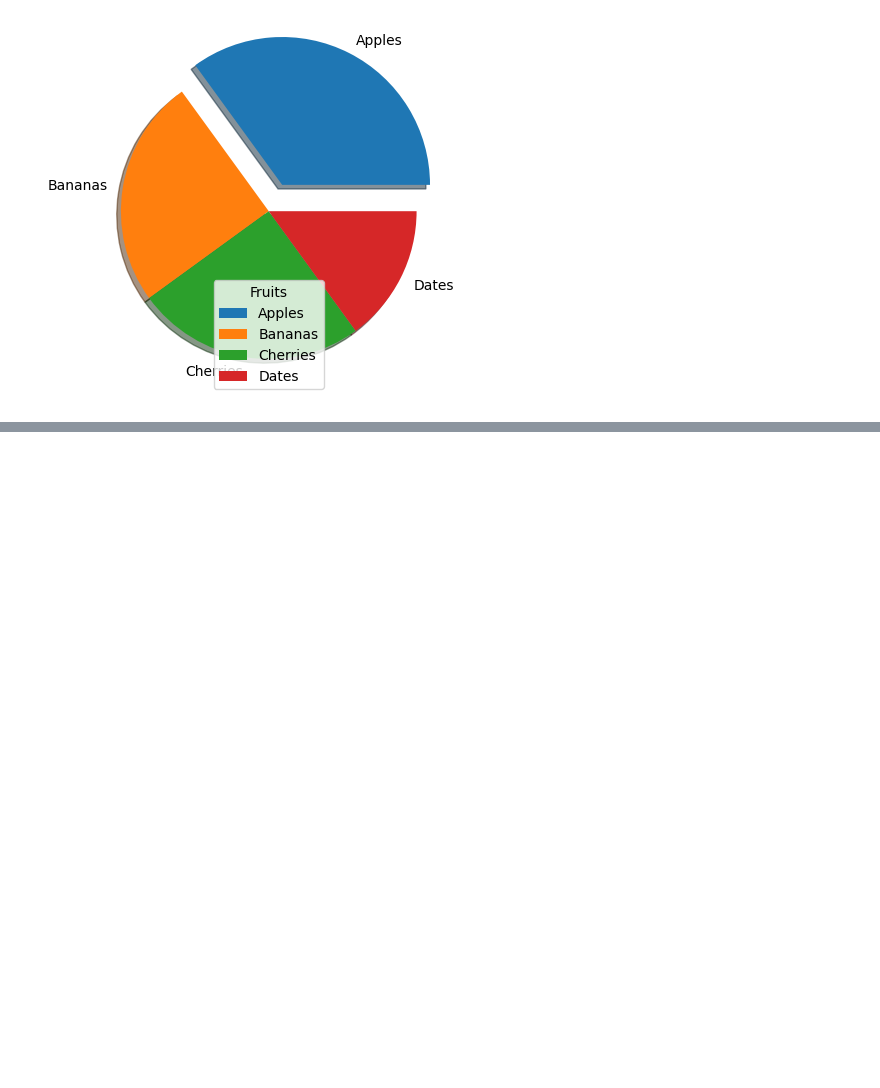
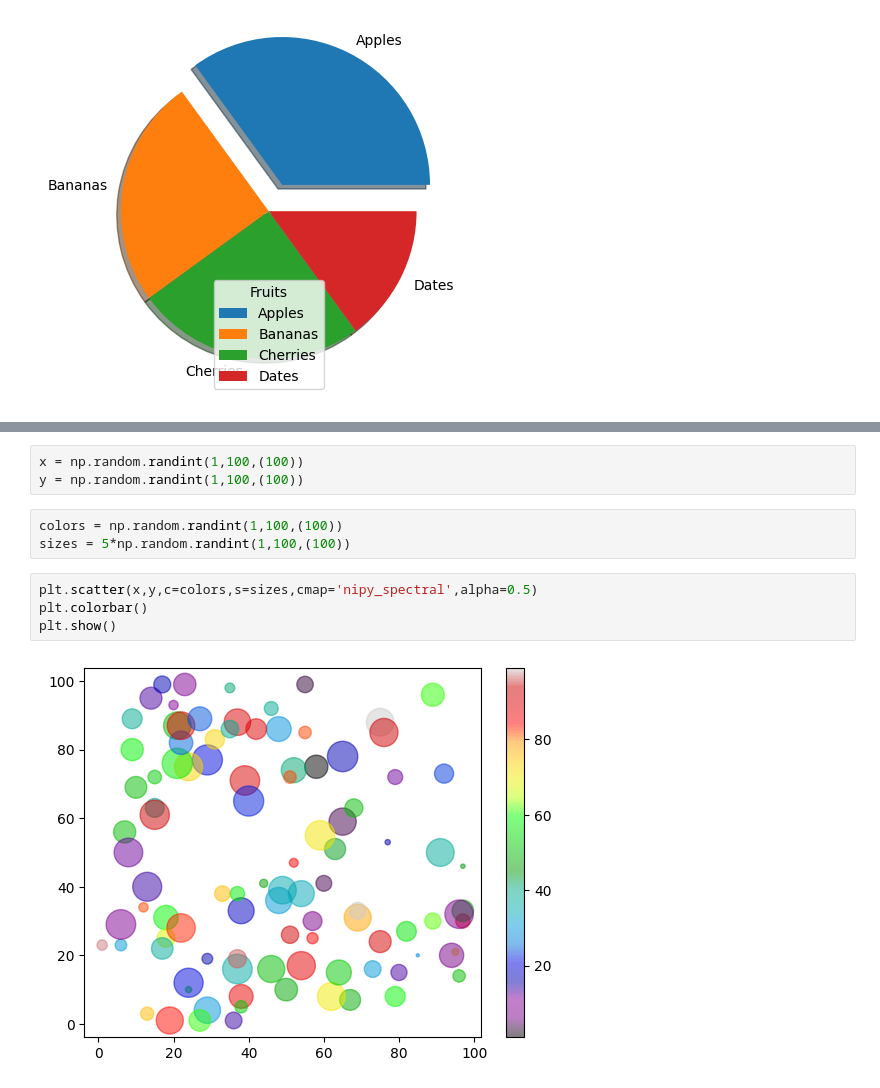
Before and after one commit to ashishyadav2/Java-Python, a Jupyter notebook: Python/Data Science/Matplotlib/matplotlib.ipynb, the cells around one changed output, grey strips where cells are left out. Saved outputs shown, nothing was run; the diff lists cells and outputs as text; blank space fills up the shorter version.

```diff
--- a/Python/Data Science/Matplotlib/matplotlib.ipynb
+++ b/Python/Data Science/Matplotlib/matplotlib.ipynb
@@ -222,0 +294,12 @@ plt.show()
+# %%
+x = np.random.randint(1,100,(100))
+y = np.random.randint(1,100,(100))
+# %%
+colors = np.random.randint(1,100,(100))
+sizes = 5*np.random.randint(1,100,(100))
+# %%
+plt.scatter(x,y,c=colors,s=sizes,cmap='nipy_spectral',alpha=0.5)
+plt.colorbar()
+plt.show()
+# %% [output]
+[figure, added]
```
Also changed, not shown: parts of 16 cells of this notebook, 6 other files.
